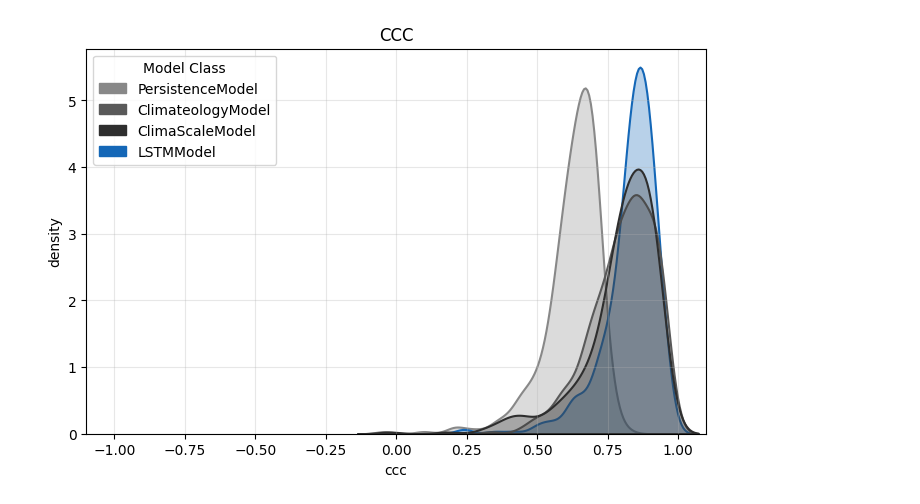
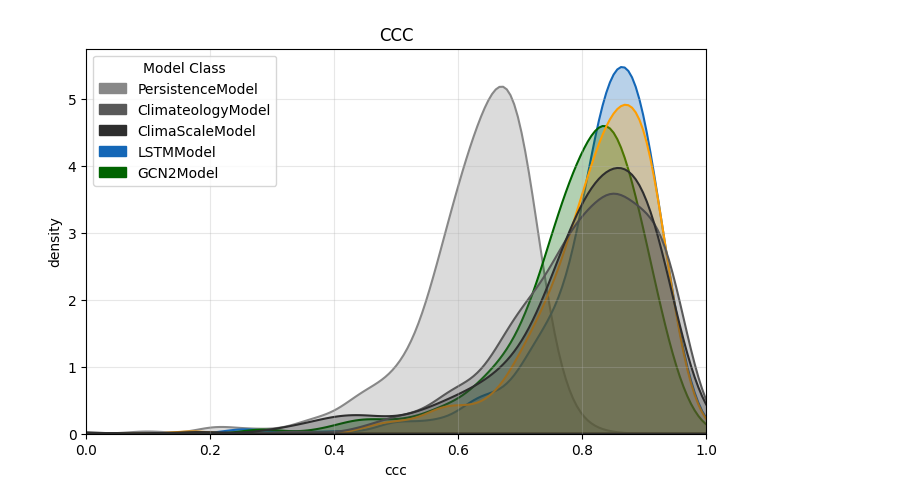
Before and after one commit to stends2001/infectious_disease_gnn, a Jupyter notebook: src/notebooks/4. vanilla deepmodels.ipynb, the cells around one changed output. Saved outputs shown, nothing was run; the diff lists cells and outputs as text; code cells hidden in the pictures.

```diff
--- a/src/notebooks/4. vanilla deepmodels.ipynb
+++ b/src/notebooks/4. vanilla deepmodels.ipynb
@@ -72,0 +77,9 @@ NameError: name 'GCNLSTMModel' is not defined
+# %%
+from src.models import GCN2Model
+graphloader2        = GraphDataLoaderManager(data_orch).retrieve_static_graph('test1').build()
+dcpd = GCN2Model(graphloader2, name = 'dcpd1', verbose = 2)
+dcpd.set_model_hparams(dropout = 0.3, self_loops=True)
+dcpd.set_global_hparams(**global_hparams)
+dcpd.train()
+dcpd.forecast('test')
+dcpd.show_forecasts(26)
@@ -72,0 +111,9 @@ NameError: name 'GCNLSTMModel' is not defined
+# %%
+from src.models import GCN2Model
+graphloader3        = GraphDataLoaderManager(data_orch).retrieve_static_graph('test3').build()
+dcpd2 = GCN2Model(graphloader3, name = 'dcpd2', verbose = 2)
+dcpd2.set_model_hparams(dropout = 0.3, self_loops=True)
+dcpd2.set_global_hparams(**global_hparams)
+dcpd2.train()
+dcpd2.forecast('test')
+dcpd2.show_forecasts(26)
@@ -85,10 +157,10 @@ climascale.forecast()
 
 baseline_models = [persistence, climateology, climascale]
 # %%
-models = baseline_models + [lstm,gcnlstm]
+models = baseline_models + [lstm,dcpd,dcpd2]
 
 model_evaluation = Evaluator(models).add_evaluation()
 # %%
-model_evaluation.plotter.plot_single_metric('ccc',0,plot_type = 'kde', vmin = -1.1, vmax=1.1, log=False).show()
+model_evaluation.plotter.plot_single_metric('ccc',0,plot_type = 'kde', vmin = 0, vmax=1, log=False).show()
 # %% [output]
-[figure, old version]
+[figure, new version]
```
Also changed, not shown: parts of 17 cells of this notebook, 4 other files.
